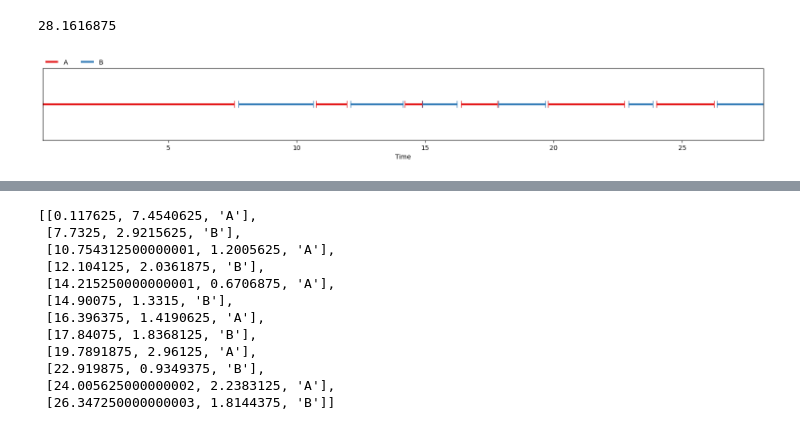
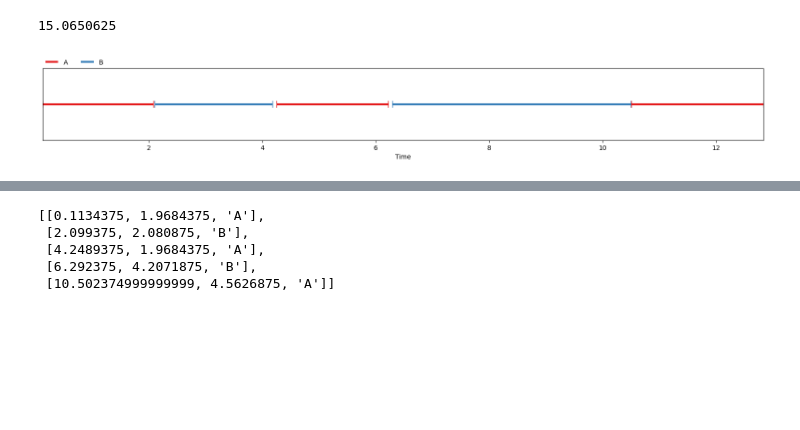
Before and after one commit to mogwai/nanodrz, a Jupyter notebook: notebook/inference.ipynb, the cells around one changed output, grey strips where cells are left out. Drawn from its saved outputs; the diff is of its cells as text; code cells hidden in the pictures; blank space fills up the shorter version.

```diff
--- a/notebook/inference.ipynb
+++ b/notebook/inference.ipynb
@@ -14,24 +13,17 @@ config = Config(**ckpt["config"])
 model:DiarizeGPT = DiarizeGPT.from_pretrained(ckpt).cuda()
 # %%
 # Use the same parameters that the model was trained on to generate a sample
-audio, labels = artificial_diarisation_sample(speakers, **config.data.model_dump())
+audio, labels = artificial_diarisation_sample(libritts_test(), **config.data.model_dump())
 print(audio.shape[-1]/16000)
 visualise_annotation(labels)
 play(audio)
 labels
 # %% [output]
-28.1616875
+15.0650625
-[figure, old version]
+[figure, new version]
 [interactive output not drawn]
-[[0.117625, 7.4540625, 'A'],
- [7.7325, 2.9215625, 'B'],
- [10.754312500000001, 1.2005625, 'A'],
- [12.104125, 2.0361875, 'B'],
- [14.215250000000001, 0.6706875, 'A'],
- [14.90075, 1.3315, 'B'],
- [16.396375, 1.4190625, 'A'],
- [17.84075, 1.8368125, 'B'],
- [19.7891875, 2.96125, 'A'],
- [22.919875, 0.9349375, 'B'],
- [24.005625000000002, 2.2383125, 'A'],
- [26.347250000000003, 1.8144375, 'B']]
+[[0.1134375, 1.9684375, 'A'],
+ [2.099375, 2.080875, 'B'],
+ [4.2489375, 1.9684375, 'A'],
+ [6.292375, 4.2071875, 'B'],
+ [10.502374999999999, 4.5626875, 'A']]
```
Also changed, not shown: parts of 4 cells of this notebook, 2 other files.
